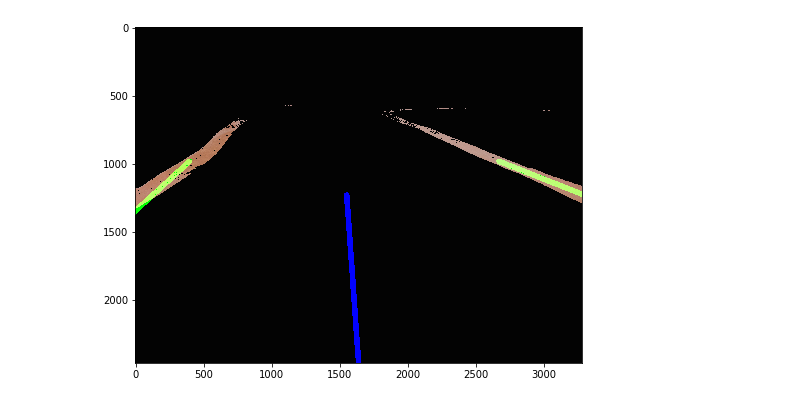
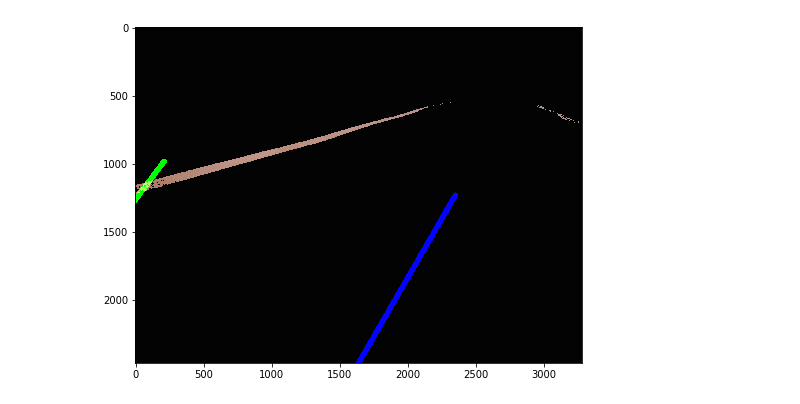
Before and after one commit to Astrotech89/Yetiborg_team, a Jupyter notebook: color_edge_tracker.ipynb, the cells around one changed output. Cells and saved outputs as stored; diff of their text form; code cells hidden in the pictures.

```diff
--- a/color_edge_tracker.ipynb
+++ b/color_edge_tracker.ipynb
@@ -239,18 +239,31 @@ def comparison_plot(frame_1, frame_2):
     plt.axis('off')
     plt.show()
 
+def load_image(path, convert=False):
+    img_bgr = cv2.imread(path)
+    if convert:
+        img = cv2.cvtColor(img_bgr, cv2.COLOR_BGR2RGB)
+    else:
+        img = img_bgr
+    return img
 
 
+def auto_guide(frame, color='orange', show_plot_flag = False):
 
-def auto_guide(frame, color='orange'):
 
     output, edges = mask_color(frame, color=color, min_edge_threshold=110, max_edge_threshold=330)
     # comparison_plot(output, edges)
     cropped_edges = region_of_interest(edges)
     lane = detect_line_segments(cropped_edges, rho=10, angle=np.pi / 180, min_threshold=5, minLineLength=10, maxLineGap=5)
-    lane_lines = lane_lines_calculation(img, lane)
+    lane_lines = lane_lines_calculation(frame, lane)
     steering_angle = steering_angle_calculation(lane_lines, edges)
-    lane_lines_image = display_lines(output, lane_lines, steering_angle, line_width=40)
+    # lane_lines_image = display_lines(output, lane_lines, steering_angle, line_width=40)
     # print(steering_angle)
-    plt.imshow(lane_lines_image)
+    # plt.imshow(lane_lines_image)
+
+    if show_plot_flag:
+        lane_lines_image = display_lines(output, lane_lines, steering_angle, line_width=40)
+        plt.imshow(lane_lines_image)
+    else:
+        pass
     return steering_angle
@@ -263,4 +270,10 @@ Wall time: 326 ms
 # %%
 %%time
-steering_angle = auto_guide(img)
+
+
+img = load_image('curve_end_80.jpg', convert=True)
+
+
+steering_angle = auto_guide(img, show_plot_flag=True)
+print(steering_angle-90)
 # %% [output]
@@ -268 +282 @@ Wall time: 764 ms
-[figure, old version]
+[figure, new version]
```
Also changed, not shown: parts of 2 cells of this notebook.
